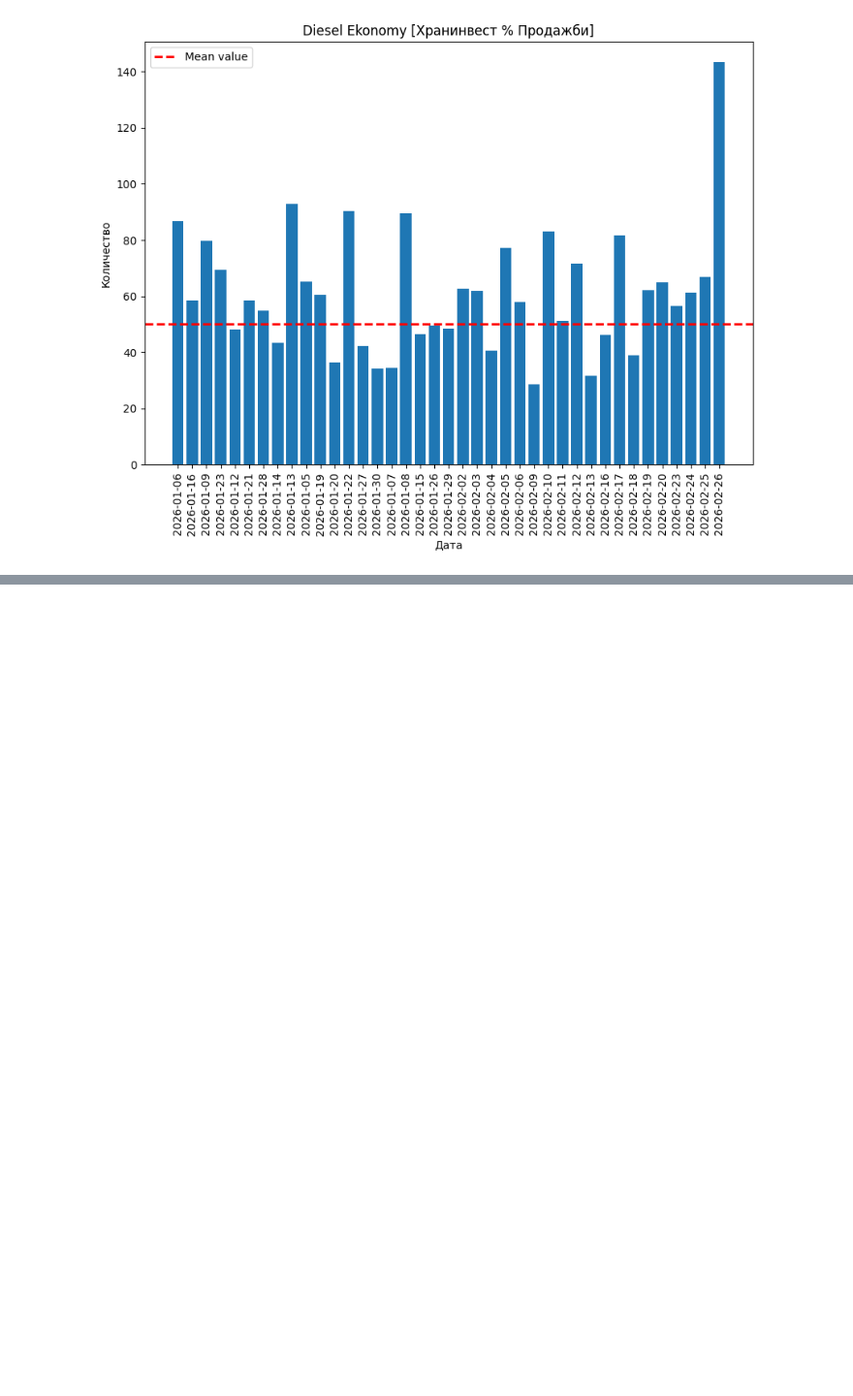
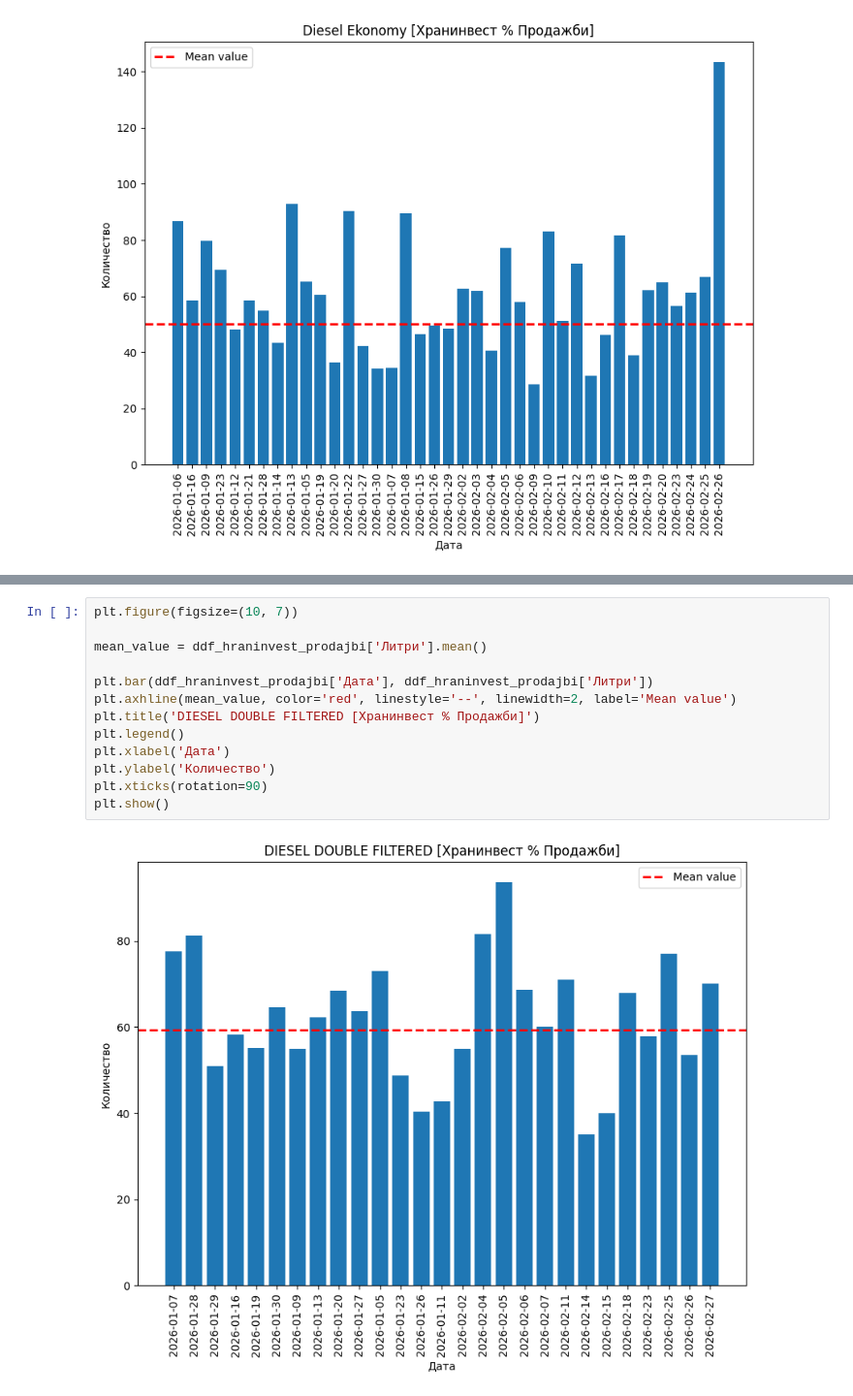
Before and after one commit to plamensve/eko_analysis, a Jupyter notebook: eda.ipynb, the cells around one changed output, grey strips where cells are left out. Shown at 97% size. Drawn from its saved outputs; the diff is of its cells as text; blank space fills up the shorter version.

```diff
--- a/eda.ipynb
+++ b/eda.ipynb
@@ -97,0 +103,15 @@ plt.show()
+# %%
+plt.figure(figsize=(10, 7))
+
+mean_value = ddf_hraninvest_prodajbi['Литри'].mean()
+
+plt.bar(ddf_hraninvest_prodajbi['Дата'], ddf_hraninvest_prodajbi['Литри'])
+plt.axhline(mean_value, color='red', linestyle='--', linewidth=2, label='Mean value')
+plt.title('DIESEL DOUBLE FILTERED [Хранинвест % Продажби]')
+plt.legend()
+plt.xlabel('Дата')
+plt.ylabel('Количество')
+plt.xticks(rotation=90)
+plt.show()
+# %% [output]
+[figure, added]
```
Also changed, not shown: parts of 4 cells of this notebook, 1 other file.
